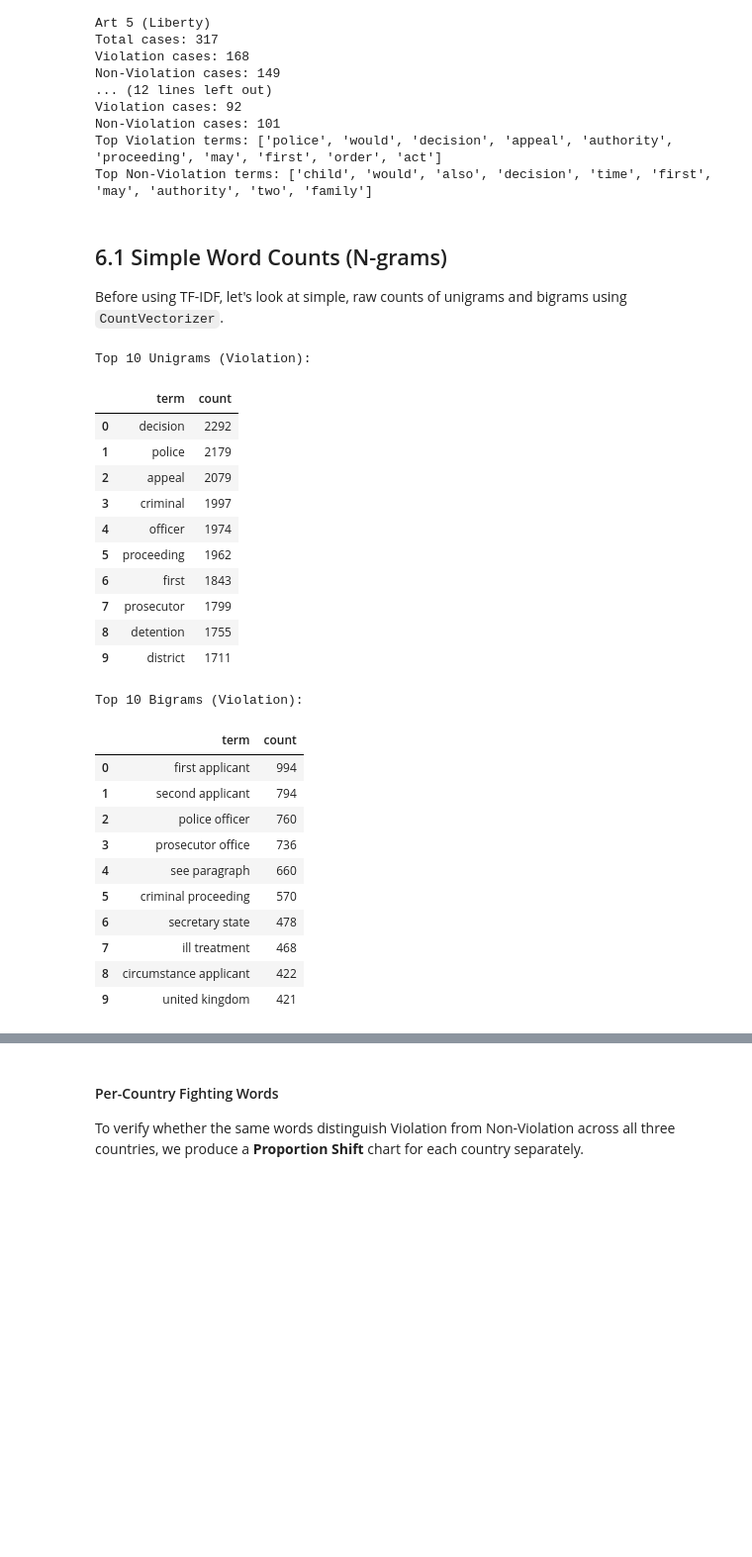
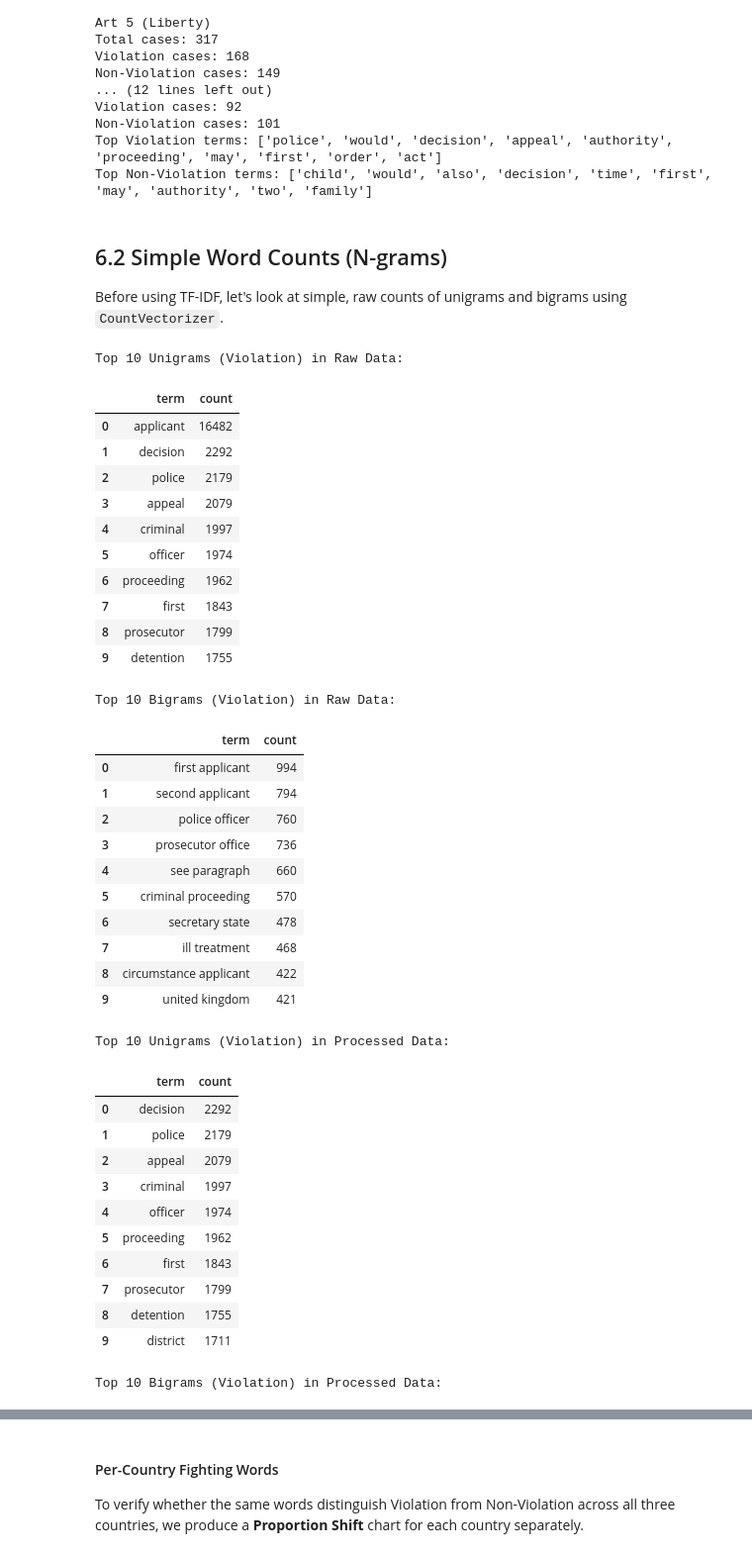
Before and after one commit to seaskyjj/echr, a Jupyter notebook: EDA_unified.ipynb, the cells around one changed output, grey strips where cells are left out. Shown at 99% size. Saved outputs shown, nothing was run; the diff lists cells and outputs as text; code cells hidden in the pictures; blank space fills up the shorter version.

Commit message:
align with google doc & add df head & unigrams in raw data &concordance updated

```diff
--- a/EDA_unified.ipynb
+++ b/EDA_unified.ipynb
@@ -812,0 +840,6 @@ Current LEGAL_EXTRA_STOPWORDS:
+# %%
+print(f"Text comparison after preprocessing:")
+df_preview = df.copy()
+df_preview["text_lexical"] = df_preview["text"].astype(str).apply(lexicalize_text)
+pd.set_option('display.max_colwidth', 200)
+display(df_preview[["text", "text_lexical"]].head(10))
@@ -812,0 +859,2 @@ Current LEGAL_EXTRA_STOPWORDS:
+# %%
+pd.reset_option('display.max_colwidth')
@@ -1073,32 +1124,53 @@ Non-Violation cases: 101
 Top Violation terms: ['police', 'would', 'decision', 'appeal', 'authority', 'proceeding', 'may', 'first', 'order', 'act']
 Top Non-Violation terms: ['child', 'would', 'also', 'decision', 'time', 'first', 'may', 'authority', 'two', 'family']
 # %% [markdown]
-## 6.1 Simple Word Counts (N-grams)
+## 6.2 Simple Word Counts (N-grams)
 Before using TF-IDF, let's look at simple, raw counts of unigrams and bigrams using `CountVectorizer`.
 # %%
 # Count-based n-gram analysis using the same tokenizer / lemmatizer pipeline
+def get_top_n_words_raw(texts, n=15, ngram_range=(1, 1), min_df=1, max_df=1.0):
+    vec = build_vectorizer(
+        CountVectorizer,
+        ngram_range=ngram_range,
+        min_df=min_df,
+        max_df=max_df
+    )
+    X = vec.fit_transform(pd.Series(texts).dropna().astype(str))
+    counts = np.asarray(X.sum(axis=0)).ravel()
+    vocab = np.array(vec.get_feature_names_out())
+    order = counts.argsort()[::-1][:n]
+    return pd.DataFrame({"term": vocab[order], "count": counts[order]})
+top_uni_v_raw = get_top_n_words_raw(violation_texts, n=10, ngram_range=(1,1), min_df=1, max_df=1.0)
+top_bi_v_raw = get_top_n_words_raw(violation_texts, n=10, ngram_range=(2,2), min_df=3, max_df=1.0)
+
 top_uni_v = get_top_n_words(violation_texts, n=10, ngram_range=(1, 1), min_df=3)
 top_bi_v = get_top_n_words(violation_texts, n=10, ngram_range=(2, 2), min_df=3)
 
-print("Top 10 Unigrams (Violation):")
+print("Top 10 Unigrams (Violation) in Raw Data:")
+display(top_uni_v_raw)
+
+print("Top 10 Bigrams (Violation) in Raw Data:")
+display(top_bi_v_raw)
+
+print("Top 10 Unigrams (Violation) in Processed Data:")
 display(top_uni_v)
 
-print("Top 10 Bigrams (Violation):")
+print("Top 10 Bigrams (Violation) in Processed Data:")
 display(top_bi_v)
 # %% [output]
-Top 10 Unigrams (Violation):
+Top 10 Unigrams (Violation) in Raw Data:
 |  | term | count |
-| 0 | decision | 2292 |
-| 1 | police | 2179 |
-| 2 | appeal | 2079 |
-| 3 | criminal | 1997 |
-| 4 | officer | 1974 |
-| 5 | proceeding | 1962 |
-| 6 | first | 1843 |
-| 7 | prosecutor | 1799 |
-| 8 | detention | 1755 |
-| 9 | district | 1711 |
+| 0 | applicant | 16482 |
+| 1 | decision | 2292 |
+| 2 | police | 2179 |
+| 3 | appeal | 2079 |
+| 4 | criminal | 1997 |
+| 5 | officer | 1974 |
+| 6 | proceeding | 1962 |
+| 7 | first | 1843 |
+| 8 | prosecutor | 1799 |
+| 9 | detention | 1755 |
-Top 10 Bigrams (Violation):
+Top 10 Bigrams (Violation) in Raw Data:
 |  | term | count |
 | 0 | first applicant | 994 |
 | 1 | second applicant | 794 |
@@ -1110,3 +1182,16 @@ Top 10 Bigrams (Violation):
 | 7 | ill treatment | 468 |
 | 8 | circumstance applicant | 422 |
 | 9 | united kingdom | 421 |
+Top 10 Unigrams (Violation) in Processed Data:
+|  | term | count |
+| 0 | decision | 2292 |
+| 1 | police | 2179 |
+| 2 | appeal | 2079 |
+| 3 | criminal | 1997 |
+| 4 | officer | 1974 |
+| 5 | proceeding | 1962 |
+| 6 | first | 1843 |
+| 7 | prosecutor | 1799 |
+| 8 | detention | 1755 |
+| 9 | district | 1711 |
+Top 10 Bigrams (Violation) in Processed Data:
```
Also changed, not shown: parts of 22 cells of this notebook.
